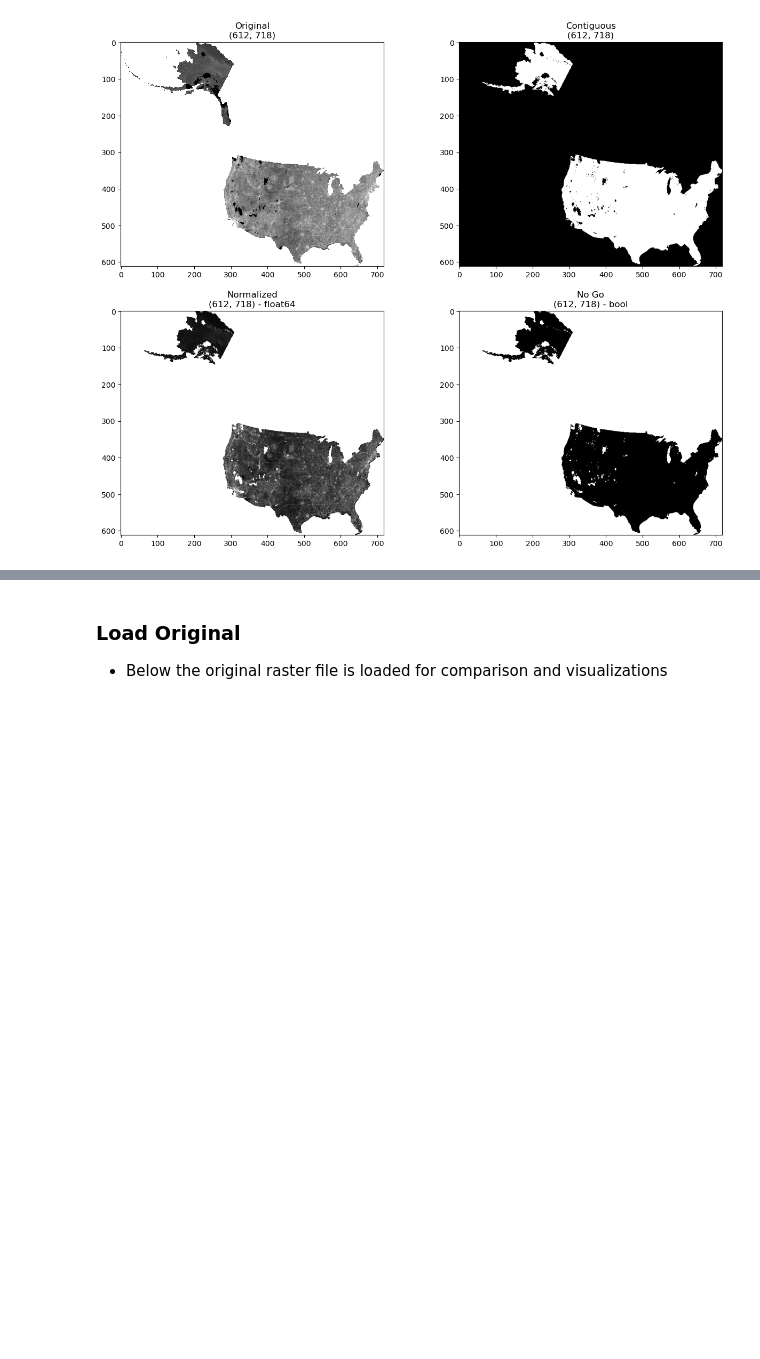
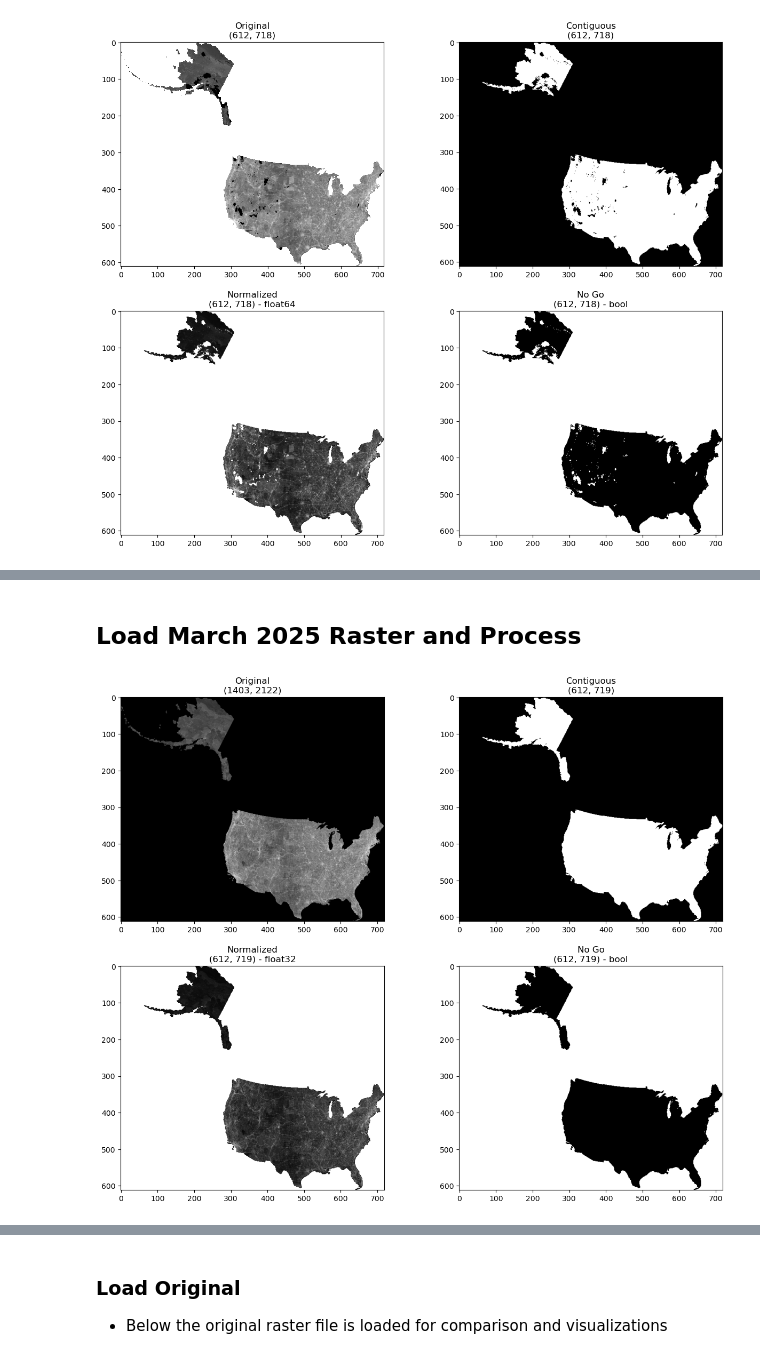
Before and after one commit to NETL-RIC/CO2-Pipeline-Routing-Tool, a Jupyter notebook: Flask/mc-tutorial.ipynb, the cells around one changed output, grey strips where cells are left out. Drawn from its saved outputs; the diff is of its cells as text; code cells hidden in the pictures; blank space fills up the shorter version.

```diff
--- a/Flask/mc-tutorial.ipynb
+++ b/Flask/mc-tutorial.ipynb
@@ -85,0 +107,10 @@ def normalize(arr, high=1, low=0):
+# %% [markdown]
+## Load March 2025 Raster and Process
+# %%
+cost_surface = CostSurface()
+raw_raster_path = './raster/cost_10km_aea_March2025_ready.tif'
+# Setting no-go cost to out of bounds cost will prevent the agent from making
+# any moves through the high cost "no-go" areas
+cost_surface.process_raster(raw_raster_path, visualize=True)
+# %% [output]
+[figure, added]
```
Also changed, not shown: parts of 6 cells of this notebook, 1 other file.
